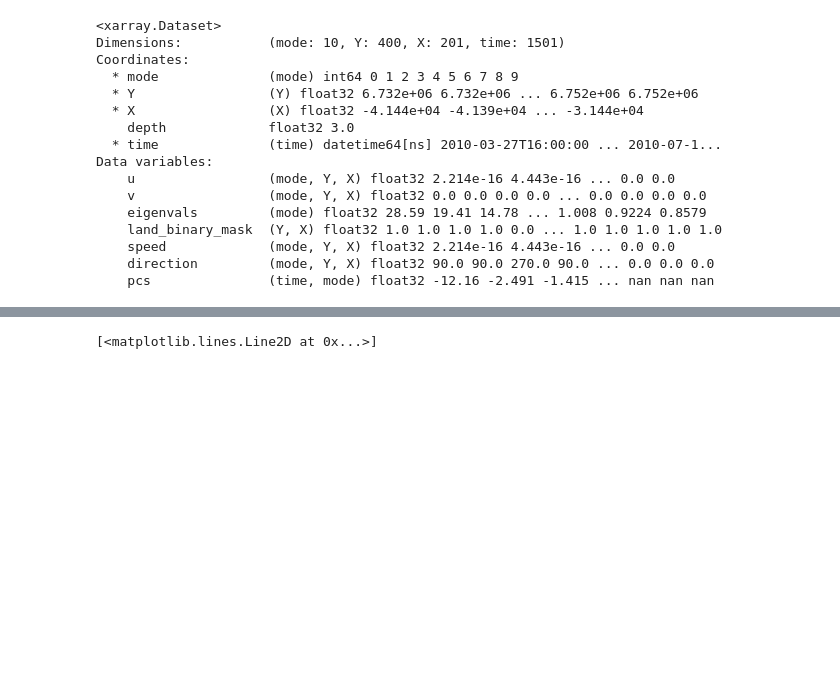
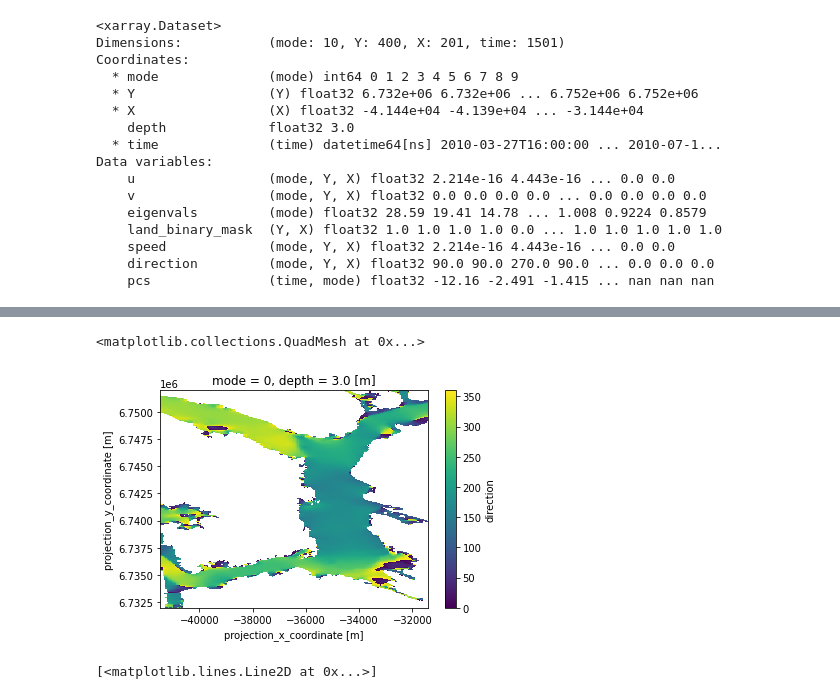
Before and after one commit to galendal/FACTS, a Jupyter notebook: eof_GA.ipynb, the cells around one changed output, grey strips where cells are left out. Drawn from its saved outputs; the diff is of its cells as text; code cells hidden in the pictures; blank space fills up the shorter version.

```diff
--- a/eof_GA.ipynb
+++ b/eof_GA.ipynb
@@ -95,3 +101,8 @@ Data variables:
+# %%
+res['direction'].where(res.land_binary_mask==0).isel(mode=0).plot()
+# %% [output]
+<matplotlib.collections.QuadMesh at 0x...>
+[figure, added]
 # %%
 res.eigenvals.plot(marker='x')
 # %% [output]
```
Also changed, not shown: parts of 60 cells of this notebook.
